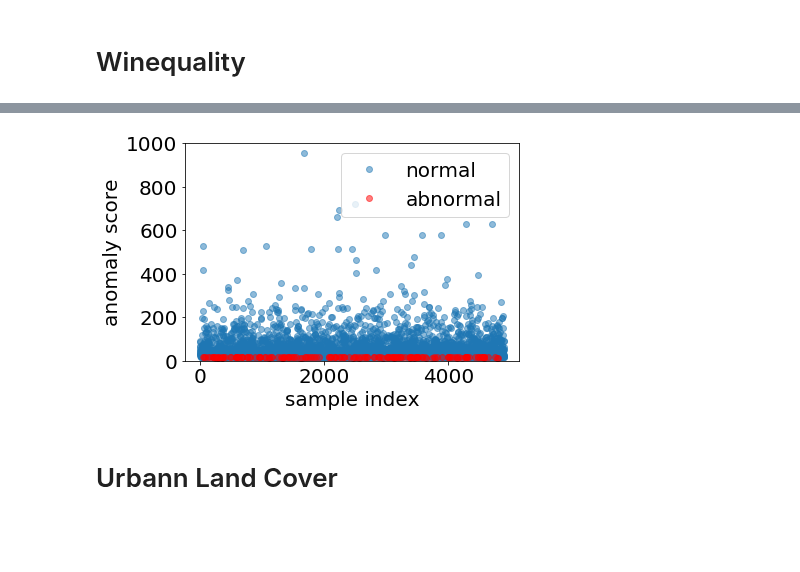
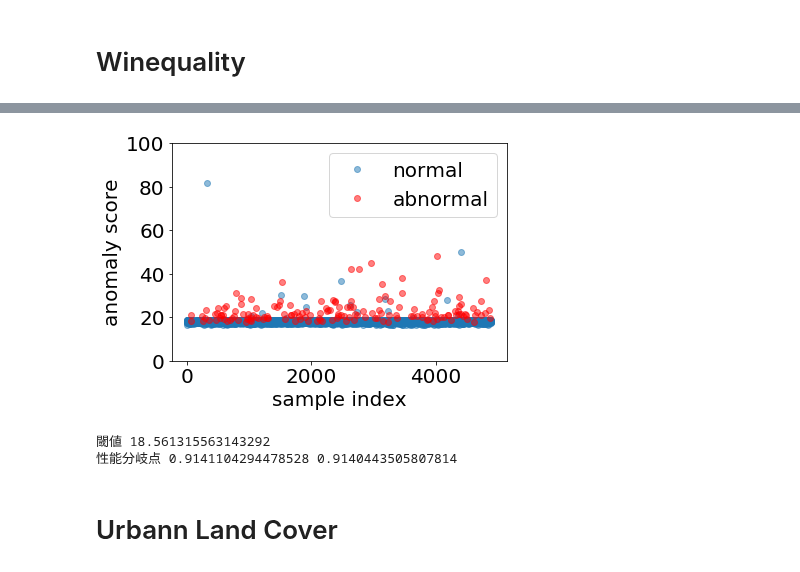
Before and after one commit to tsato-code/python_script, a Jupyter notebook: machinelearning/note_kde.ipynb, the cells around one changed output, grey strips where cells are left out. Drawn from its saved outputs; the diff is of its cells as text; code cells hidden in the pictures; blank space fills up the shorter version.

```diff
--- a/machinelearning/note_kde.ipynb
+++ b/machinelearning/note_kde.ipynb
@@ -93,36 +93,58 @@ df.head()
 # データセットの作成
 target = 4
 target_col = 'quality'
-df_nontarget = df[df[target_col]<=target]
+df_nontarget = df[df[target_col]>target]
 X_train = df_nontarget.drop(target_col, axis=1)
-y_train = (df_nontarget[target_col]>target).astype(np.int32)
+y_train = (df_nontarget[target_col]<=target).astype(np.int32)
 X_test = df.drop(target_col, axis=1)
 y_test = (df[target_col]==target).astype(np.int32)
 # %%
 # カーネル密度推定の実行
 """
 params = {'bandwidth': np.logspace(-1, 1, 10)}
 grid = GridSearchCV(KernelDensity(), params)
 grid.fit(X_train)
 print("best bandwidth: {0}".format(grid.best_estimator_.bandwidth))
 kde = grid.best_estimator_
 """
 kde = KernelDensity()
 kde.fit(X_train)
 a = -kde.score_samples(X_test)
 
 # 描画
 plt.rcParams.update({'font.size': 20})
-plt.ylim(0, 1000)
+plt.ylim(0, 100)
 plt.locator_params(axis='y',nbins=6)
 plt.xlabel('sample index')
 plt.ylabel('anomaly score')
 plt.plot(np.where(y_test==0)[0], a[np.where(y_test==0)[0]], 'o', alpha=.5, label='normal')
 plt.plot(np.where(y_test!=0)[0], a[np.where(y_test!=0)[0]], 'o', color='r',  alpha=.5, label='abnormal')
 plt.legend(loc=1)
 plt.show()
 # %% [output]
-[figure, old version]
+[figure, new version]
+# %%
+# 性能分岐点の計算
+y_test.reset_index(drop=True, inplace=True) # インデックスリセット
+idx = a.argsort()[::-1] # 降順のインデックス計算
+n_total = len(y_test)
+n_anom = sum(y_test)
+n_norm = n_total - n_anom
+coverage = [sum(y_test[idx][:i]) / n_anom for i in range(n_total)] # 異常標本精度
+detection = [(n_total - i - sum(y_test[idx][i:])) / n_norm for i in range(n_total)] # 正常標本精度
+
+thresh = 0
+
+for i, (c, d) in enumerate(zip(coverage, detection)):
+    if c >= d:
+        thresh = i
+        break
+break_even_point = a[idx][thresh]
+print('閾値', break_even_point)
+print('性能分岐点', c, d)
+# %% [output]
+閾値 18.561315563143292
+性能分岐点 0.9141104294478528 0.9140443505807814
 # %% [markdown]
 # Urbann Land Cover
 # %%
```
Also changed, not shown: parts of 3 cells of this notebook.
